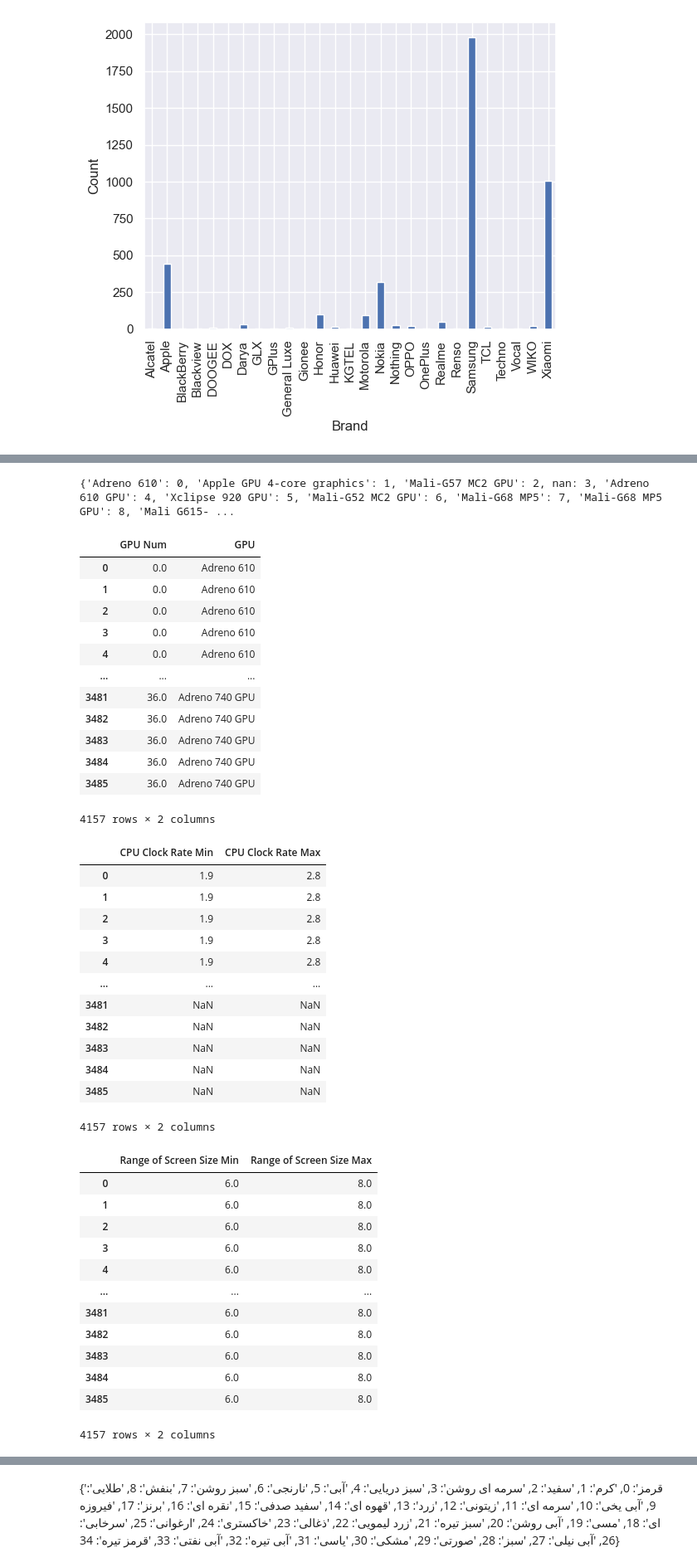
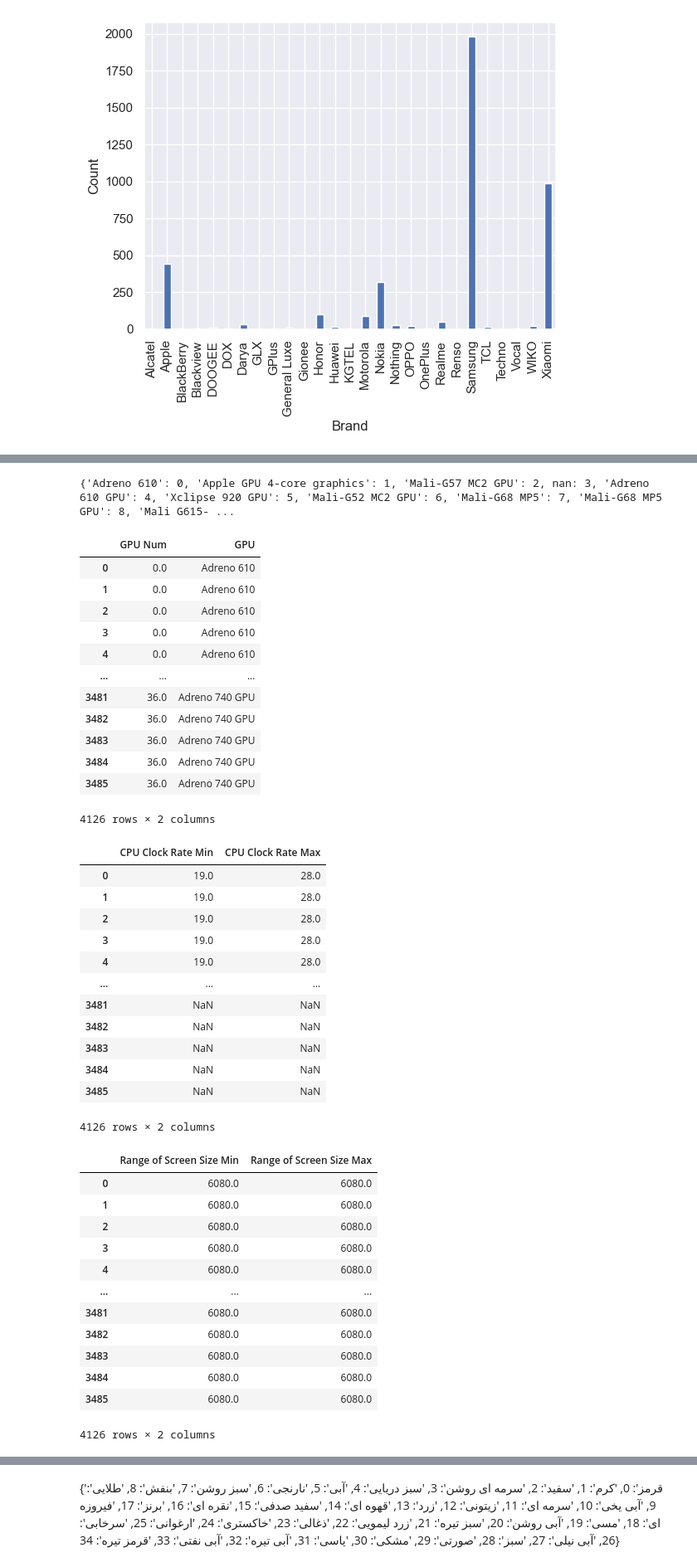
Before and after one commit to itspaspas/DataScience-S03, a Jupyter notebook: Project/P1/DS-P1.ipynb, the cells around one changed output, grey strips where cells are left out. Shown at 83% size. Saved outputs shown, nothing was run; the diff lists cells and outputs as text; code cells hidden in the pictures.

```diff
--- a/Project/P1/DS-P1.ipynb
+++ b/Project/P1/DS-P1.ipynb
@@ -570,3 +595,9 @@ e_df.head()
 | 3 | iPhone 13 CH | 14 سپتامبر 2021 | 174 گرم | 146.7x71.5x7.65 میلی متر | اپل | فروشگاه گوشی شاپ | سایز نانو (8.8 × 12.3 میلی متر) | NaN | ... |
 | 4 | iPhone 13 CH | 14 سپتامبر 2021 | 174 گرم | 146.7x71.5x7.65 میلی متر | اپل | فروشگاه فروشگاه ادبازار | سایز نانو (8.8 × 12.3 میلی متر) | NaN | ... |
 5 rows × 60 columns
+# %%
+target_cols = ['Price No Discount', 'Price Final']
+e_df=e_df[e_df['Price No Discount']!='9999999999']
+for col in target_cols:
+    e_df.loc[:, col] = e_df[col].apply(lambda x: x[:-1] if x is not np.nan and type(x) is not float else x).astype(object)
+e_df[target_cols].head()
@@ -579,6 +617,5 @@ len(df)
 # %%
-target_cols = ['Price No Discount', 'Price Final']
-df['Price Final'].fillna(df['Price No Discount'], inplace=True)
+target_cols = ['Price No Discount']
 for col in target_cols:
     df.loc[:, col] = df[col].apply(lambda x: int(
         x.replace(',', '') if x is not np.nan and type(x) is not float else x))
@@ -586,6 +623,6 @@ df[target_cols] = df[target_cols].astype(float)
 missing_values = df[target_cols].isnull().sum()
 missing_percentage = (df[target_cols].isnull().sum() / len(df)) * 100
 print(missing_percentage)
-df[target_cols]
+df.drop(['Price Final'], axis=1, inplace=True)
 # %% [output]
 Price No Discount    0.0
@@ -1119,67 +1142,67 @@ df[print_colls]
 | 3483 | 36.0 | Adreno 740 GPU |
 | 3484 | 36.0 | Adreno 740 GPU |
 | 3485 | 36.0 | Adreno 740 GPU |
-4157 rows × 2 columns
+4126 rows × 2 columns
 # %%
-def get_cpu_rate(x):
+def get_min_max_from_feature(x):
     if x == np.nan or type(x) != type(""):
         return [np.nan, np.nan]
 
     num_list = []
-    splited_rate = x.split()
+    splited_rate = re.sub('[^0-9-]', '',x).split('-')
     for rate in splited_rate:
         try:
             num_rate = float(rate)
             num_list.append(num_rate)
         except:
-            continue
+            print(rate)
 
     if (len(num_list) == 2):
         if num_list[0] > num_list[1]:
             num_list = [num_list[1], num_list[0]]
         return num_list
     else:
-        return [np.nan, np.nan]
+        return [num_list[0], num_list[0]]
 # %%
 target_cols = ['CPU Clock Rate Min', "CPU Clock Rate Max"]
 for i, col in enumerate(target_cols):
-    df.loc[:, col] = df["CPU Clock Rate"].apply(lambda x: get_cpu_rate(x)[i])
+    df.loc[:, col] = df["CPU Clock Rate"].apply(lambda x: get_min_max_from_feature(x)[i])
 df[target_cols] = df[target_cols].astype(float)
 df[target_cols]
 # %% [output]
 |  | CPU Clock Rate Min | CPU Clock Rate Max |
-| 0 | 1.9 | 2.8 |
-| 1 | 1.9 | 2.8 |
-| 2 | 1.9 | 2.8 |
-| 3 | 1.9 | 2.8 |
-| 4 | 1.9 | 2.8 |
+| 0 | 19.0 | 28.0 |
+| 1 | 19.0 | 28.0 |
+| 2 | 19.0 | 28.0 |
+| 3 | 19.0 | 28.0 |
+| 4 | 19.0 | 28.0 |
 | ... | ... | ... |
 | 3481 | NaN | NaN |
 | 3482 | NaN | NaN |
 | 3483 | NaN | NaN |
 | 3484 | NaN | NaN |
 | 3485 | NaN | NaN |
-4157 rows × 2 columns
+4126 rows × 2 columns
 # %%
 target_cols = ['Range of Screen Size Min', "Range of Screen Size Max"]
 for i, col in enumerate(target_cols):
-    df.loc[:, col] = df["Range of Screen Size"].apply(lambda x: get_cpu_rate(x)[i])
+    df.loc[:, col] = df["Range of Screen Size"].apply(lambda x: get_min_max_from_feature(x)[i])
 df[target_cols] = df[target_cols].astype(float)
 df[target_cols]
 # %% [output]
 |  | Range of Screen Size Min | Range of Screen Size Max |
-| 0 | 6.0 | 8.0 |
-| 1 | 6.0 | 8.0 |
-| 2 | 6.0 | 8.0 |
-| 3 | 6.0 | 8.0 |
-| 4 | 6.0 | 8.0 |
+| 0 | 6080.0 | 6080.0 |
+| 1 | 6080.0 | 6080.0 |
+| 2 | 6080.0 | 6080.0 |
+| 3 | 6080.0 | 6080.0 |
+| 4 | 6080.0 | 6080.0 |
 | ... | ... | ... |
-| 3481 | 6.0 | 8.0 |
-| 3482 | 6.0 | 8.0 |
-| 3483 | 6.0 | 8.0 |
-| 3484 | 6.0 | 8.0 |
-| 3485 | 6.0 | 8.0 |
+| 3481 | 6080.0 | 6080.0 |
+| 3482 | 6080.0 | 6080.0 |
+| 3483 | 6080.0 | 6080.0 |
+| 3484 | 6080.0 | 6080.0 |
+| 3485 | 6080.0 | 6080.0 |
-4157 rows × 2 columns
+4126 rows × 2 columns
 # %%
 df.loc[:, "OS Version"] = df['OS Version'].apply(get_with_none_persian)
 df.groupby('OS Version').size().plot(kind='bar')
```
Also changed, not shown: parts of 71 cells of this notebook.
